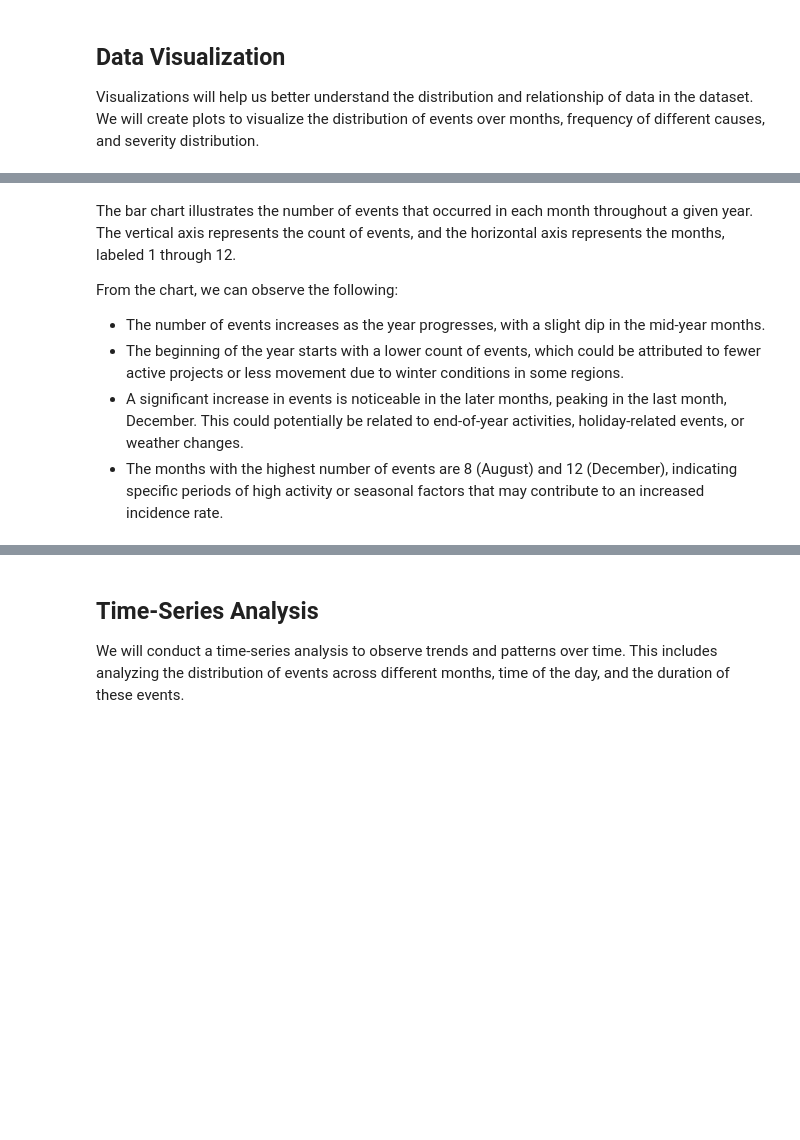
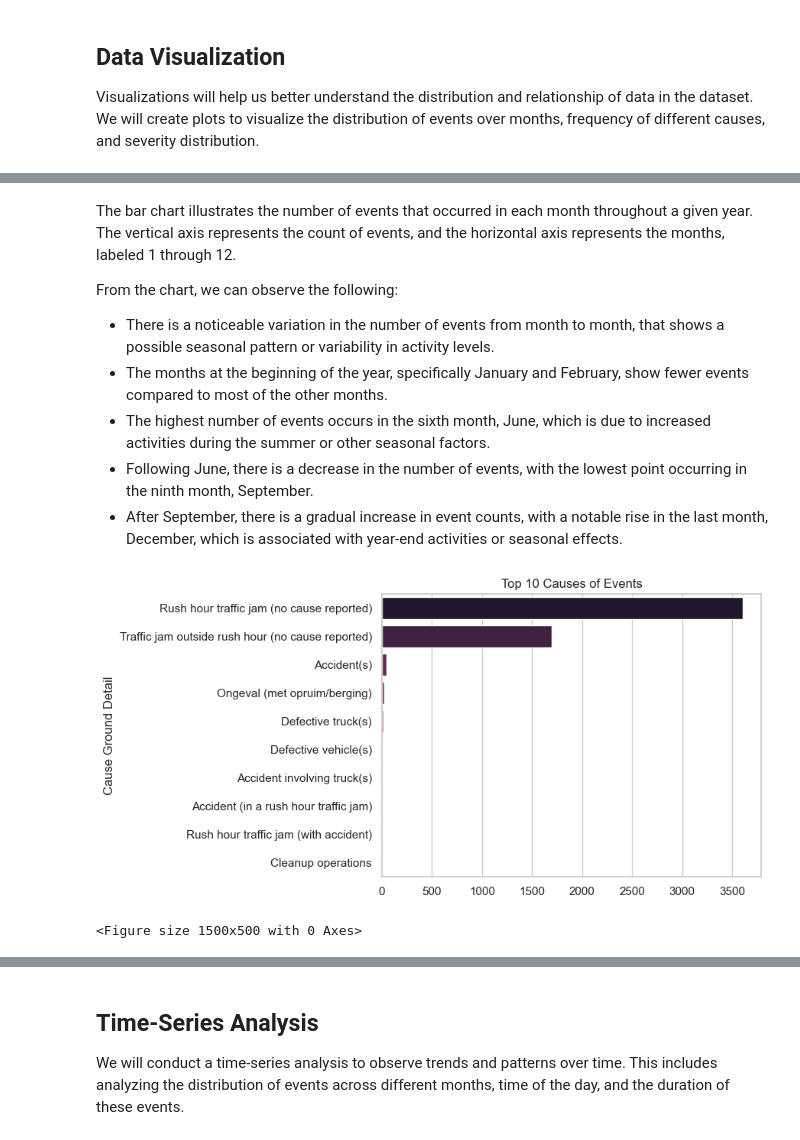
Before and after one commit to MichalI495002/S4-AI-JUGO-Assigment-, a Jupyter notebook: Notebooks/Phase 1/toSort/Maarheeze_Eindhoven_EDA.ipynb, the cells around one changed output, grey strips where cells are left out. Drawn from its saved outputs; the diff is of its cells as text; code cells hidden in the pictures; blank space fills up the shorter version.

```diff
--- a/Notebooks/Phase 1/toSort/Maarheeze_Eindhoven_EDA.ipynb
+++ b/Notebooks/Phase 1/toSort/Maarheeze_Eindhoven_EDA.ipynb
@@ -79,23 +150,27 @@ plt.show()
 The bar chart illustrates the number of events that occurred in each month throughout a given year. The vertical axis represents the count of events, and the horizontal axis represents the months, labeled 1 through 12.
 
 From the chart, we can observe the following:
-- The number of events increases as the year progresses, with a slight dip in the mid-year months.
-- The beginning of the year starts with a lower count of events, which could be attributed to fewer active projects or less movement due to winter conditions in some regions.
-- A significant increase in events is noticeable in the later months, peaking in the last month, December. This could potentially be related to end-of-year activities, holiday-related events, or weather changes.
-- The months with the highest number of events are 8 (August) and 12 (December), indicating specific periods of high activity or seasonal factors that may contribute to an increased incidence rate.
+
+- There is a noticeable variation in the number of events from month to month, that shows a possible seasonal pattern or variability in activity levels.
+- The months at the beginning of the year, specifically January and February, show fewer events compared to most of the other months.
+- The highest number of events occurs in the sixth month, June, which is due to increased activities during the summer or other seasonal factors.
+- Following June, there is a decrease in the number of events, with the lowest point occurring in the ninth month, September.
+- After September, there is a gradual increase in event counts, with a notable rise in the last month, December, which is associated with year-end activities or seasonal effects.
 # %%
 # Frequency of different causes (top 10)
-plt.subplot(1, 3, 2)
 top_causes = data['Cause Ground Detail'].value_counts().head(10)
 sns.barplot(y=top_causes.index, x=top_causes.values, palette='rocket')
 plt.title('Top 10 Causes of Events')
 
 # Creating visualizations
 plt.figure(figsize=(15, 5))
 
 
 plt.tight_layout()
 plt.show()
+# %% [output]
+[figure, added]
+<Figure size 1500x500 with 0 Axes>
 # %% [markdown]
 The horizontal bar chart outlines the most frequent causes for events within a dataset. The horizontal axis quantifies the frequency of each cause, while the vertical axis lists the causes.
 
```
Also changed, not shown: parts of 18 cells of this notebook, 2 other files.
